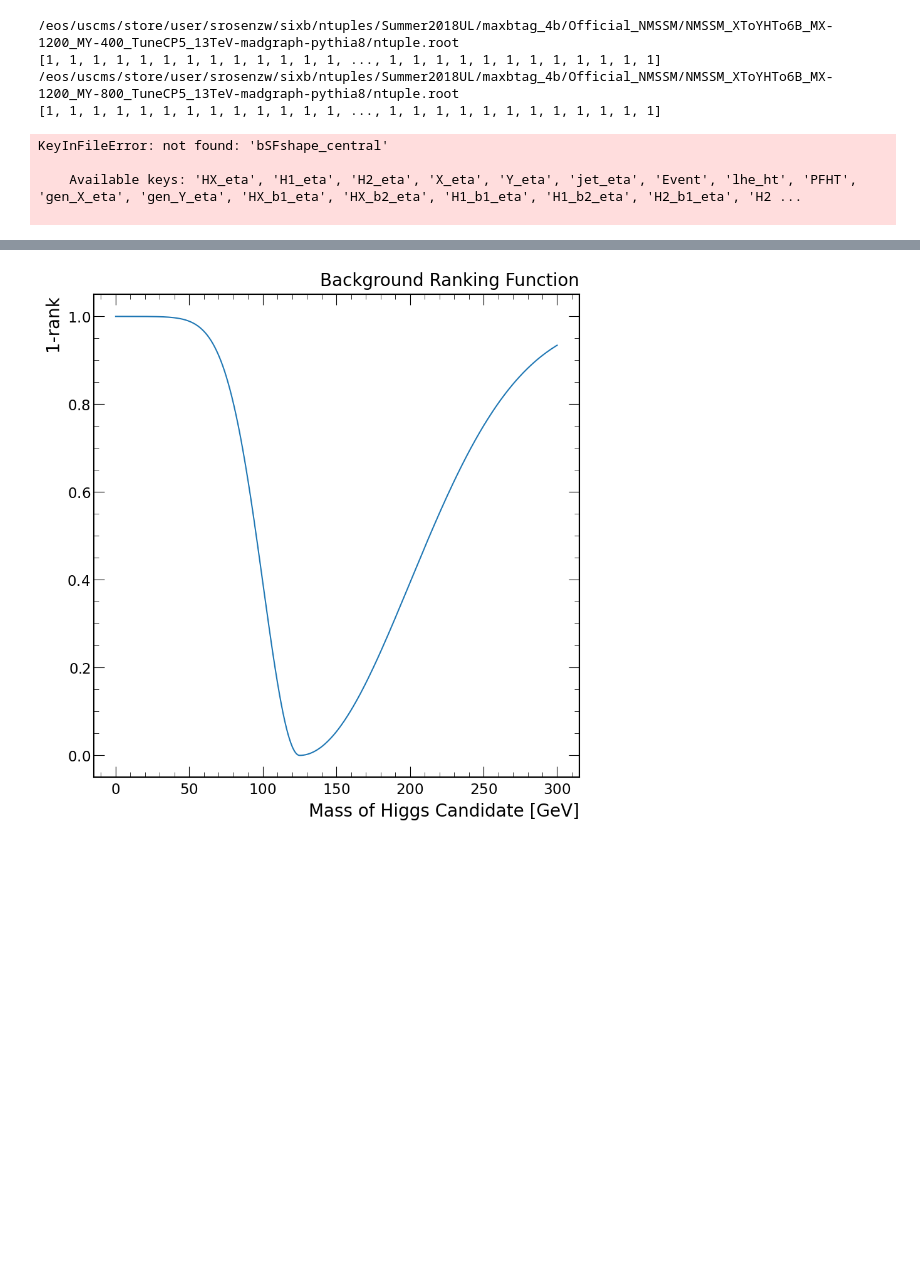
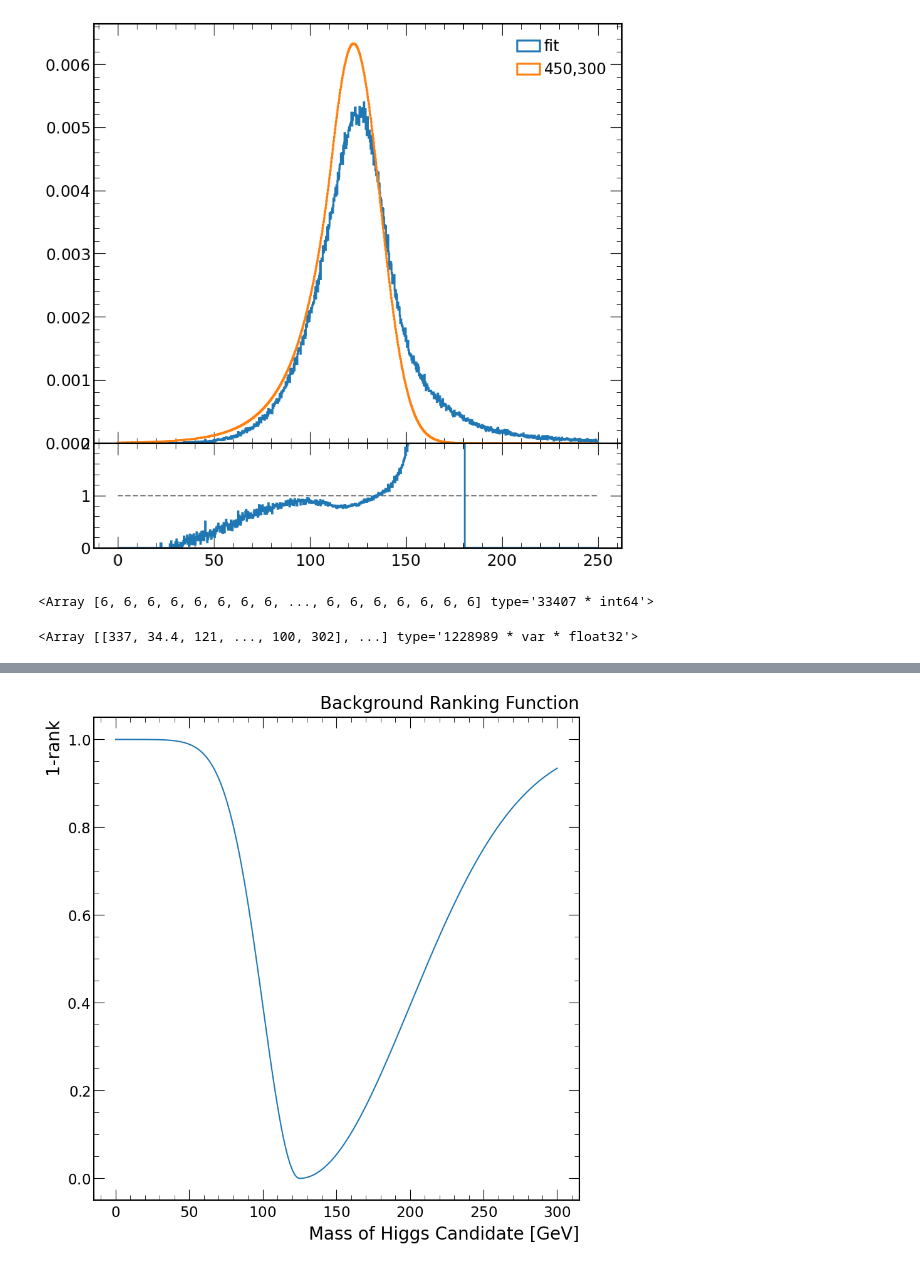
Before and after one commit to srosenzweig09/analysis, a Jupyter notebook: scratch.ipynb, the cells around one changed output, grey strips where cells are left out. Drawn from its saved outputs; the diff is of its cells as text; code cells hidden in the pictures; blank space fills up the shorter version.

```diff
--- a/scratch.ipynb
+++ b/scratch.ipynb
@@ -1,19 +76,11 @@
+# %%
+ax1, ax2 = NewRatio(x, x, bins=e, weights=[n1_h,fit], labels=['fit','450,300'])
+# %% [output]
+[figure, added]
 # %%
-import os, uproot
-
-base = '/eos/uscms/store/user/srosenzw/sixb/ntuples/Summer2018UL/maxbtag_4b/Official_NMSSM'
-files = os.listdir(base)
-for file in files:
-    fname = f"{base}/{file}/ntuple.root"
-    f = uproot.open(fname)
-    t = f['sixBtree']
-    if ak.all(t['bSFshape_central'].array() == 1): print(f"{fname}\n{t['bSFshape_central'].array()}")
+import uproot
+f = uproot.open("/eos/uscms/store/user/srosenzw/sixb/ntuples/Summer2018UL/maxbtag/NMSSM/NMSSM_XYH_YToHH_6b_MX_1000_MY_550/ntuple.root")
+t = f['sixBtree']
+ak.count(t['jet_pt'].array(), axis=1)
 # %% [output]
-/eos/uscms/store/user/srosenzw/sixb/ntuples/Summer2018UL/maxbtag_4b/Official_NMSSM/NMSSM_XToYHTo6B_MX-1200_MY-400_TuneCP5_13TeV-madgraph-pythia8/ntuple.root
-[1, 1, 1, 1, 1, 1, 1, 1, 1, 1, 1, 1, 1, ..., 1, 1, 1, 1, 1, 1, 1, 1, 1, 1, 1, 1]
-/eos/uscms/store/user/srosenzw/sixb/ntuples/Summer2018UL/maxbtag_4b/Official_NMSSM/NMSSM_XToYHTo6B_MX-1200_MY-800_TuneCP5_13TeV-madgraph-pythia8/ntuple.root
-[1, 1, 1, 1, 1, 1, 1, 1, 1, 1, 1, 1, 1, ..., 1, 1, 1, 1, 1, 1, 1, 1, 1, 1, 1, 1]
+<Array [6, 6, 6, 6, 6, 6, 6, 6, ..., 6, 6, 6, 6, 6, 6, 6] type='33407 * int64'>
-KeyInFileError: not found: 'bSFshape_central'
-
-    Available keys: 'HX_eta', 'H1_eta', 'H2_eta', 'X_eta', 'Y_eta', 'jet_eta', 'Event', 'lhe_ht', 'PFHT', 'gen_X_eta', 'gen_Y_eta', 'HX_b1_eta', 'HX_b2_eta', 'H1_b1_eta', 'H1_b2_eta', 'H2_b1_eta', 'H2 ...
-
@@ -19,0 +104,7 @@ KeyInFileError: not found: 'bSFshape_central'
+# %%
+import uproot
+f = uproot.open("/eos/uscms/store/user/srosenzw/sixb/ntuples/Summer2018UL/maxbtag/NMSSM/NMSSM_XYH_YToHH_6b_MX_1000_MY_800_2M/ntuple.root")
+t = f["sixBtree"]
+t['jet_pt'].array()
+# %% [output]
+<Array [[337, 34.4, 121, ..., 100, 302], ...] type='1228989 * var * float32'>
```
Also changed, not shown: parts of 14 cells of this notebook.
